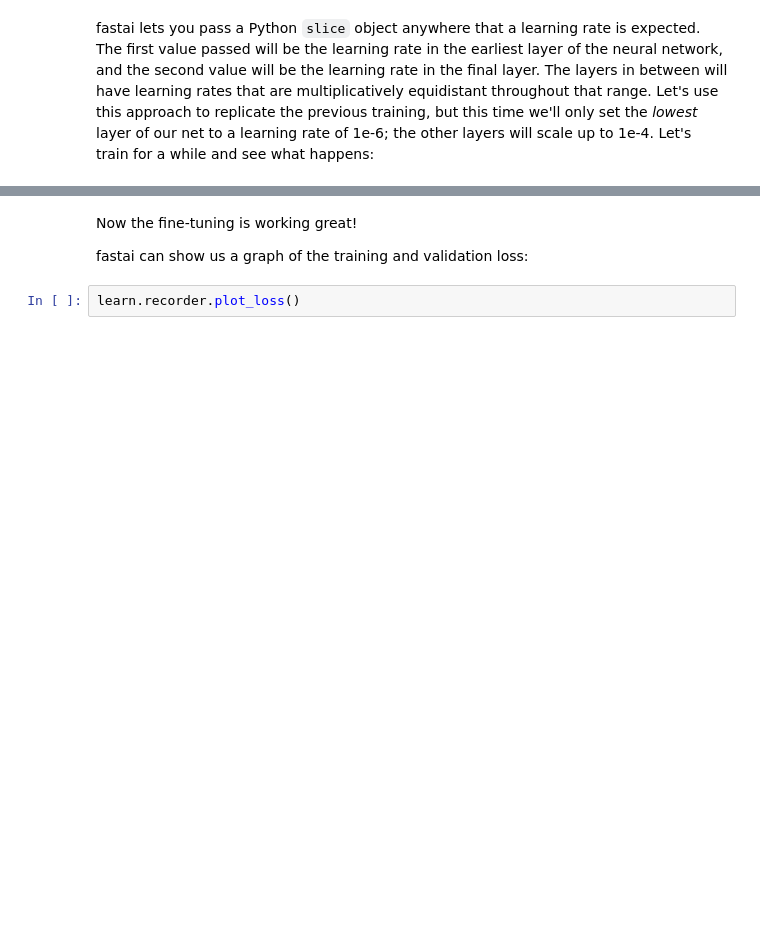
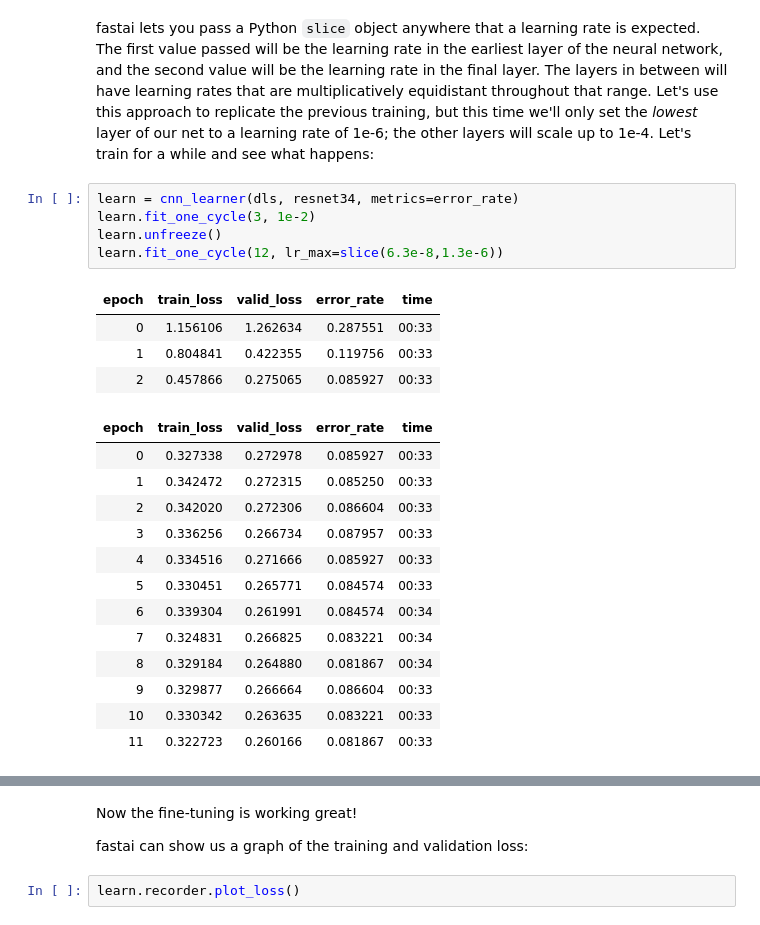
Before and after one commit to villafue/fastbook, a Jupyter notebook: 05_pet_breeds.ipynb, the cells around one changed output, grey strips where cells are left out. Saved outputs shown, nothing was run; the diff lists cells and outputs as text; blank space fills up the shorter version.

```diff
--- a/05_pet_breeds.ipynb
+++ b/05_pet_breeds.ipynb
@@ -685,6 +687,29 @@ Therefore, fastai's default approach is to use discriminative learning rates. Th
 <img alt="Impact of different layers and training methods on transfer learning (Yosinski)" width="680" caption="Impact of different layers and training methods on transfer learning (courtesy of Jason Yosinski et al.)" id="yosinski" src="https://github.com/fastai/fastbook/blob/master/images/att_00039.png?raw=1">
 # %% [markdown]
 fastai lets you pass a Python `slice` object anywhere that a learning rate is expected. The first value passed will be the learning rate in the earliest layer of the neural network, and the second value will be the learning rate in the final layer. The layers in between will have learning rates that are multiplicatively equidistant throughout that range. Let's use this approach to replicate the previous training, but this time we'll only set the *lowest* layer of our net to a learning rate of 1e-6; the other layers will scale up to 1e-4. Let's train for a while and see what happens:
+# %%
+learn = cnn_learner(dls, resnet34, metrics=error_rate)
+learn.fit_one_cycle(3, 1e-2)
+learn.unfreeze()
+learn.fit_one_cycle(12, lr_max=slice(6.3e-8,1.3e-6))
+# %% [output]
+| epoch | train_loss | valid_loss | error_rate | time |
+| 0 | 1.156106 | 1.262634 | 0.287551 | 00:33 |
+| 1 | 0.804841 | 0.422355 | 0.119756 | 00:33 |
+| 2 | 0.457866 | 0.275065 | 0.085927 | 00:33 |
+| epoch | train_loss | valid_loss | error_rate | time |
+| 0 | 0.327338 | 0.272978 | 0.085927 | 00:33 |
+| 1 | 0.342472 | 0.272315 | 0.085250 | 00:33 |
+| 2 | 0.342020 | 0.272306 | 0.086604 | 00:33 |
+| 3 | 0.336256 | 0.266734 | 0.087957 | 00:33 |
+| 4 | 0.334516 | 0.271666 | 0.085927 | 00:33 |
+| 5 | 0.330451 | 0.265771 | 0.084574 | 00:33 |
+| 6 | 0.339304 | 0.261991 | 0.084574 | 00:34 |
+| 7 | 0.324831 | 0.266825 | 0.083221 | 00:34 |
+| 8 | 0.329184 | 0.264880 | 0.081867 | 00:34 |
+| 9 | 0.329877 | 0.266664 | 0.086604 | 00:33 |
+| 10 | 0.330342 | 0.263635 | 0.083221 | 00:33 |
+| 11 | 0.322723 | 0.260166 | 0.081867 | 00:33 |
 # %%
 learn = cnn_learner(dls, resnet34, metrics=error_rate)
 learn.fit_one_cycle(3, 3e-3)
```
Also changed, not shown: parts of 7 cells of this notebook.
